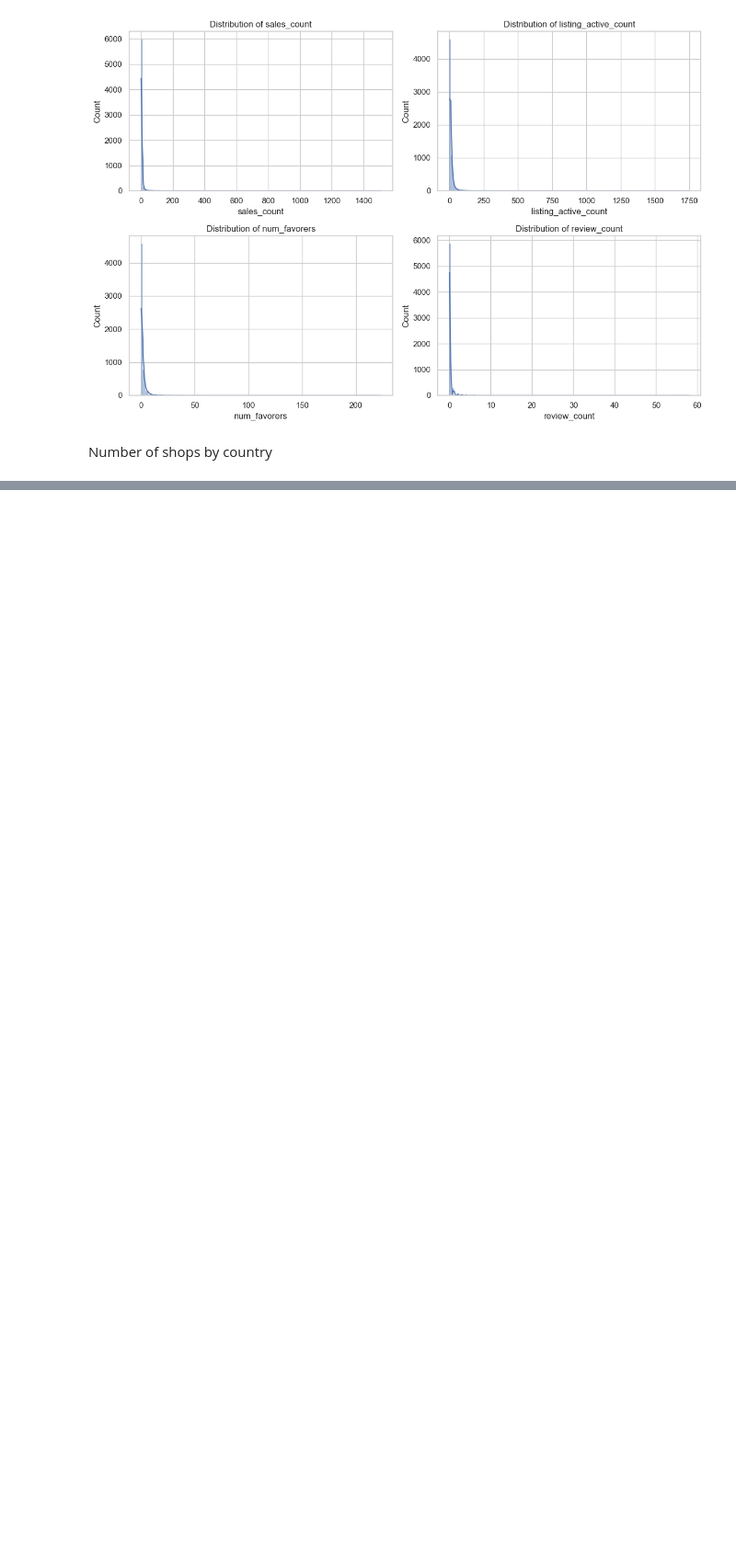
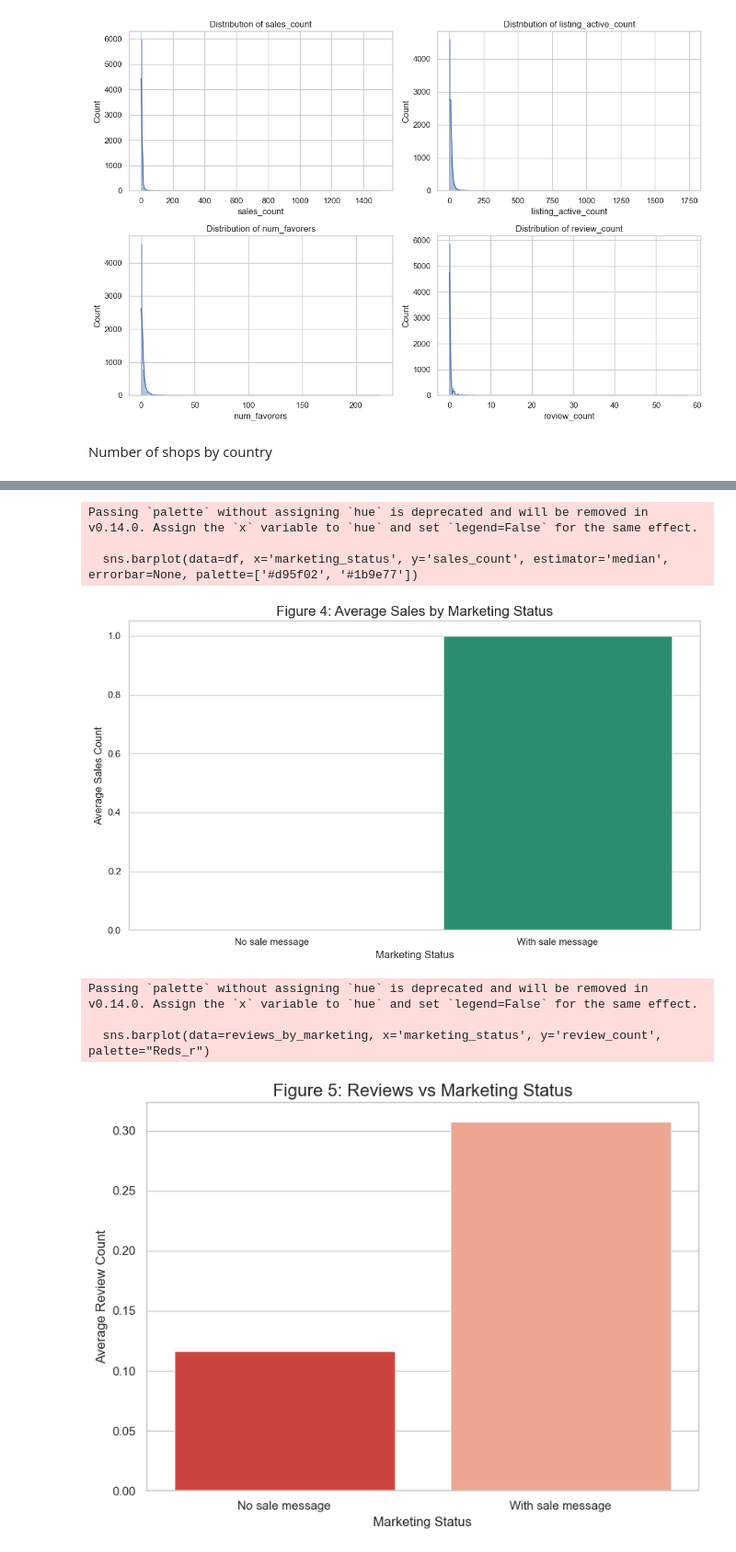
Before and after one commit to Karolinawl/fuzzy-engine, a Jupyter notebook: assets/eda_analysis.ipynb, the cells around one changed output, grey strips where cells are left out. Shown at 92% size. Cells and saved outputs as stored; diff of their text form; code cells hidden in the pictures; blank space fills up the shorter version.

```diff
--- a/assets/eda_analysis.ipynb
+++ b/assets/eda_analysis.ipynb
@@ -163 +207,34 @@ Figure 6: Reviews vs Marketing Status (bar chart)
+# %%
+#ceate a cleaner categorical column for marketing status
+df['marketing_status'] = df['sale_message'].map({True: 'With sale message', False: 'No sale message'})
+df['marketing_status'] = df['marketing_status'].fillna('No sale message')
+df['marketing_status'].value_counts()
+
+#sales by marketing status (bar chart)
+plt.figure(figsize=(10, 6))
+sns.barplot(data=df, x='marketing_status', y='sales_count', estimator='median', errorbar=None, palette=['#d95f02', '#1b9e77'])
+plt.title("Figure 4: Average Sales by Marketing Status", fontsize=16)
+plt.xlabel("Marketing Status", fontsize=12)
+plt.ylabel("Average Sales Count", fontsize=12)
+plt.tight_layout()
+plt.show()
+
+#reviews vs marketing status (bar chart)
+reviews_by_marketing = df.groupby('marketing_status')['review_count'].mean().reset_index()
+plt.figure(figsize=(8, 6))
+sns.barplot(data=reviews_by_marketing, x='marketing_status', y='review_count', palette="Reds_r")
+plt.title("Figure 5: Reviews vs Marketing Status", fontsize=16)
+plt.xlabel("Marketing Status", fontsize=12)
+plt.ylabel("Average Review Count", fontsize=12)
+plt.tight_layout()
+plt.show()
+# %% [output]
+Passing `palette` without assigning `hue` is deprecated and will be removed in v0.14.0. Assign the `x` variable to `hue` and set `legend=False` for the same effect.
+
+  sns.barplot(data=df, x='marketing_status', y='sales_count', estimator='median', errorbar=None, palette=['#d95f02', '#1b9e77'])
+[figure, added]
+Passing `palette` without assigning `hue` is deprecated and will be removed in v0.14.0. Assign the `x` variable to `hue` and set `legend=False` for the same effect.
+
+  sns.barplot(data=reviews_by_marketing, x='marketing_status', y='review_count', palette="Reds_r")
+[figure, added]
 # %% [markdown]
```
Also changed, not shown: parts of 15 cells of this notebook.
